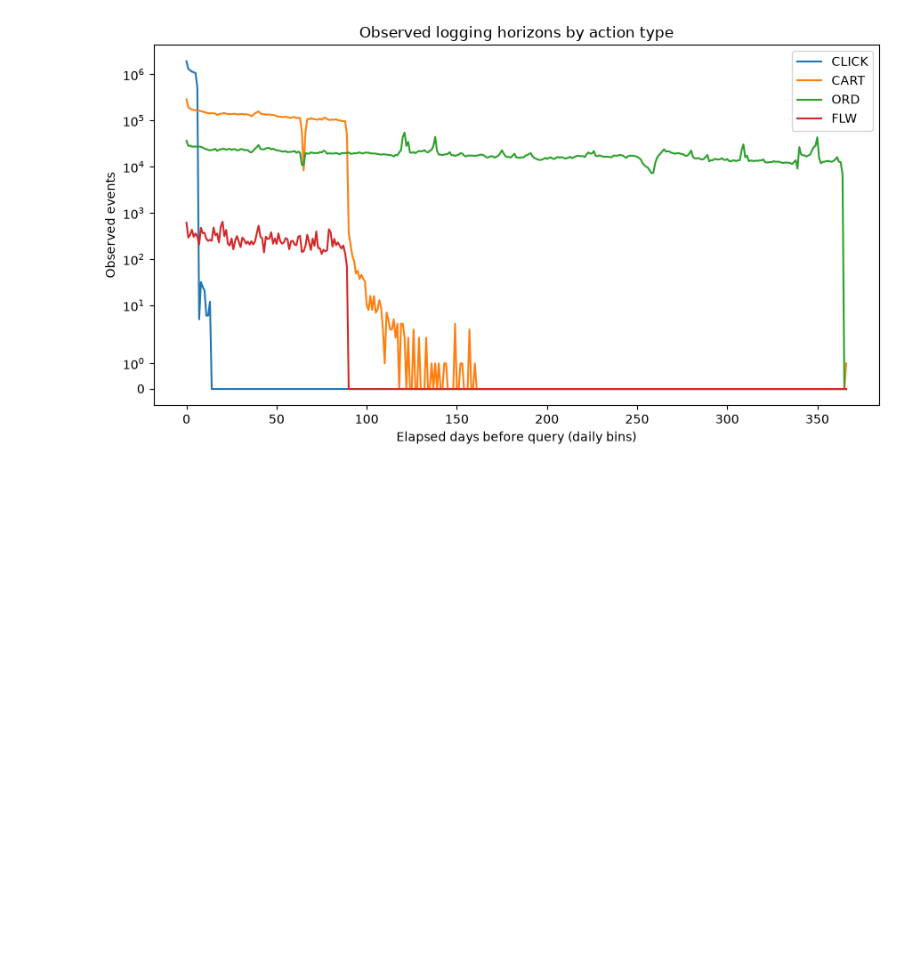
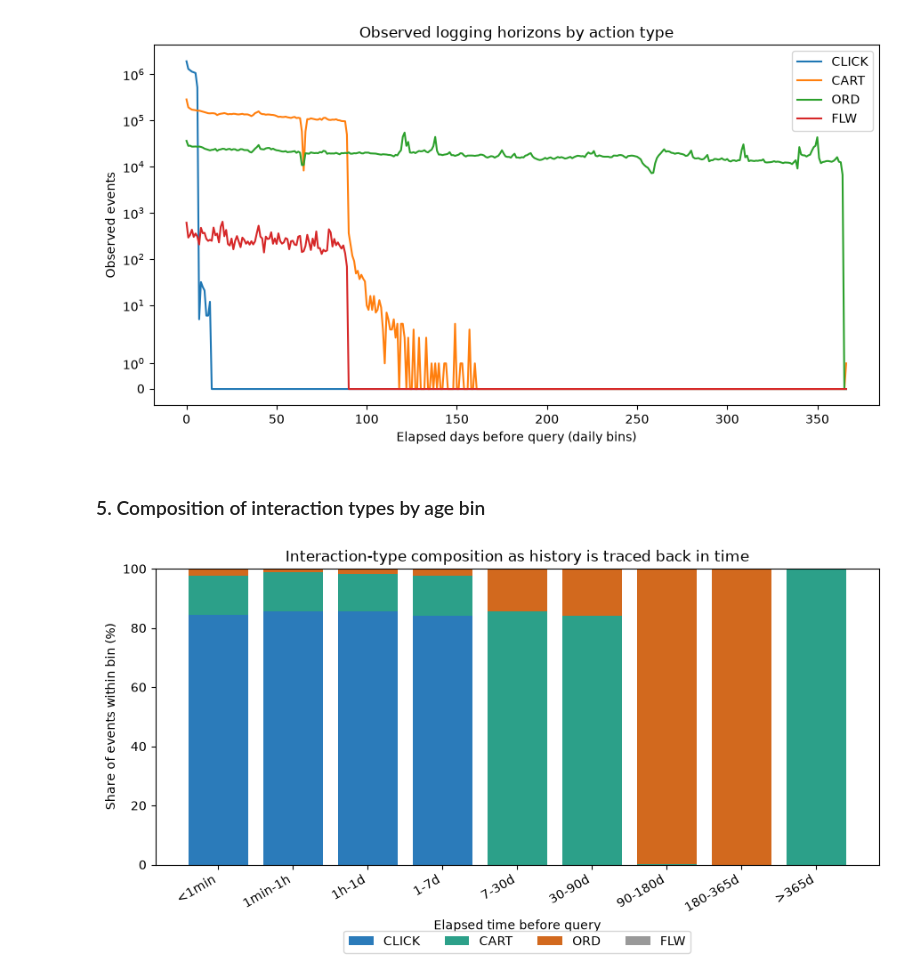
Before and after one commit to steffanylars/nus-web-mining-business-insights, a Jupyter notebook: Final Project/notebooks/Step1_Temporal_Analysis.ipynb, the cells around one changed output. Cells and saved outputs as stored; diff of their text form; code cells hidden in the pictures; blank space fills up the shorter version.

Commit message:
notebooks: add composition bin plot to Step 1

```diff
--- a/Final Project/notebooks/Step1_Temporal_Analysis.ipynb
+++ b/Final Project/notebooks/Step1_Temporal_Analysis.ipynb
@@ -163,3 +163,46 @@ ax.legend(); fig.tight_layout()
 plt.show()
 # %% [output]
 [figure]
+# %% [markdown]
+### 5. Composition of interaction types by age bin
+# %%
+EDGES  = [0, 1/1440, 1/24, 1, 7, 30, 90, 180, 365, np.inf]
+LABELS = ["<1min", "1min-1h", "1h-1d", "1-7d", "7-30d",
+          "30-90d", "90-180d", "180-365d", ">365d"]
+
+counts_by_bin = np.zeros((len(LABELS), len(types_b)), dtype=np.int64)
+type_idx = {t: i for i, t in enumerate(types_b)}
+
+with SRC_USER.open(encoding='utf-8', newline='') as f:
+    for row in csv.DictReader(f, delimiter='\t'):
+        acts = np.array(split_list(row['history_type_list']))
+        if len(acts) == 0:
+            continue
+        days = elapsed_days([float(x) for x in split_list(row['history_time_list'])], len(acts))
+        bins = np.clip(np.digitize(days, EDGES[1:], right=False), 0, len(LABELS) - 1)
+        for ti, b in zip(acts, bins):
+            ci = type_idx.get(ti)
+            if ci is not None:
+                counts_by_bin[b, ci] += 1
+
+tbl_b = pd.DataFrame(counts_by_bin, index=LABELS, columns=types_b)
+tbl_b["total_events"] = tbl_b.sum(axis=1)
+for t in types_b:
+    tbl_b[f"{t}_share"] = tbl_b[t] / tbl_b["total_events"].replace(0, 1)
+
+colors = {"CLICK": "#2b7bba", "CART": "#2ca089", "ORD": "#d2691e", "FLW": "#999999"}
+fig, ax = plt.subplots(figsize=(9, 5))
+bottom = np.zeros(len(LABELS))
+for t in types_b:
+    vals = tbl_b[f"{t}_share"].values * 100
+    ax.bar(LABELS, vals, bottom=bottom, label=t, color=colors[t])
+    bottom += vals
+ax.set_ylabel("Share of events within bin (%)")
+ax.set_xlabel("Elapsed time before query")
+ax.set_title("Interaction-type composition as history is traced back in time")
+ax.legend(ncol=4, loc="lower center", bbox_to_anchor=(0.5, -0.32))
+plt.xticks(rotation=30, ha="right")
+plt.tight_layout()
+plt.show()
+# %% [output]
+[figure, added]
```
Also changed, not shown: parts of 1 cell of this notebook.
